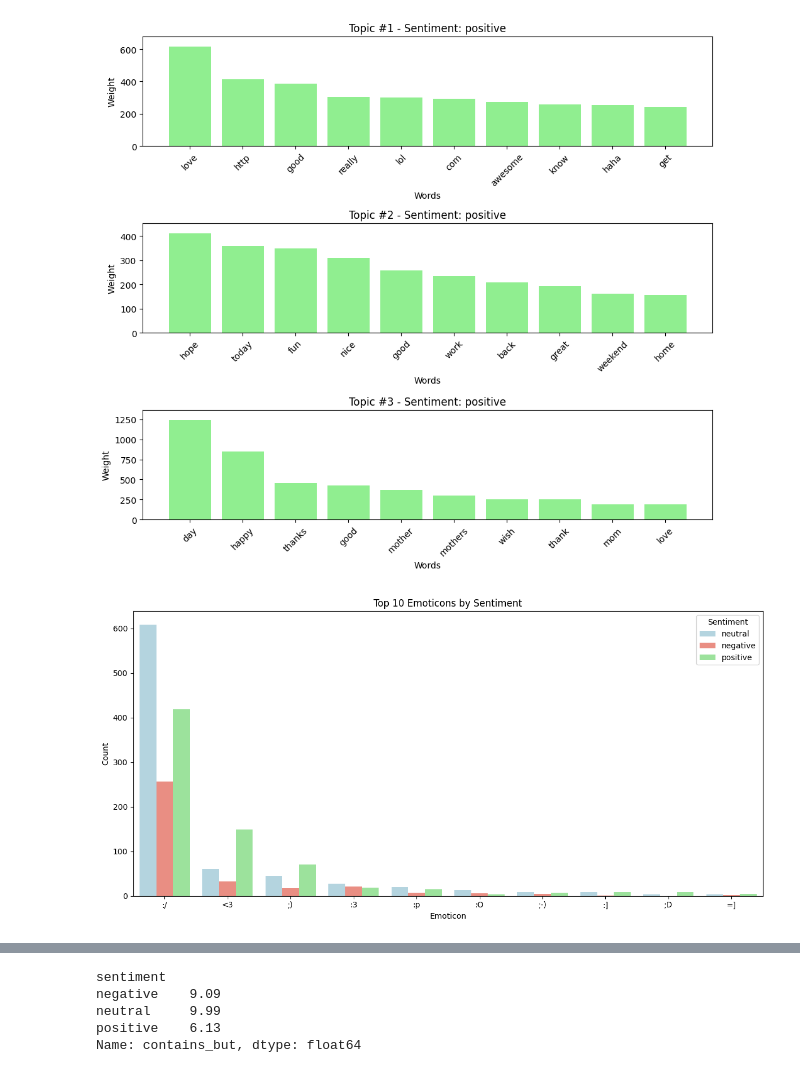
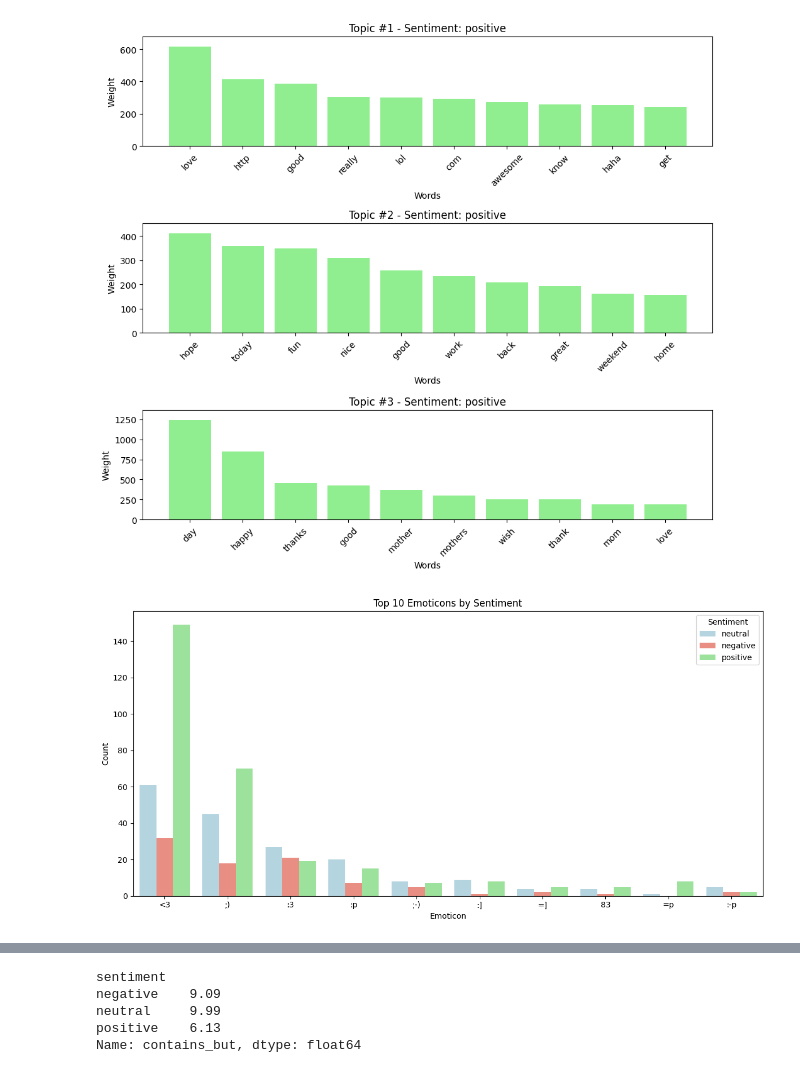
Before and after one commit to DesjardinsRepos/NLP_2025, a Jupyter notebook: 1-insights.ipynb, the cells around one changed output, grey strips where cells are left out. Drawn from its saved outputs; the diff is of its cells as text; code cells hidden in the pictures.

```diff
--- a/1-insights.ipynb
+++ b/1-insights.ipynb
@@ -487,7 +487,7 @@ import seaborn as sns
 emoticon_pattern = re.compile(r'''
     ([:;=8]         # Eyes
     [-^]?           # Optional nose
-    [)D\]pP\(\[/\\OpO3]   # Mouth
+    [)D\]pP(\[\\OpO3]   # Mouth
     )|
     (<3)|           # Heart
     (:'\()|         # Crying face
@@ -504,34 +504,34 @@ for sentiment in df["sentiment"].unique():
     counts = Counter(emoticons_flat)
     sentiment_emoticon_counts[sentiment] = counts
 
 # Aggregate counts across sentiments to find overall top 10 emoticons
 total_counts = Counter()
 for counts in sentiment_emoticon_counts.values():
     total_counts.update(counts)
 
 top_10_emoticons = [em for em, _ in total_counts.most_common(10)]
 
 plot_data = []
 for sentiment, counts in sentiment_emoticon_counts.items():
     for emoticon in top_10_emoticons:
         plot_data.append({
             "Sentiment": sentiment,
             "Emoticon": emoticon,
             "Count": counts.get(emoticon, 0)
         })
 
 df_plot = pd.DataFrame(plot_data)
 
 plt.figure(figsize=(12, 6))
 sns.barplot(data=df_plot, x="Emoticon", y="Count", hue="Sentiment", palette=custom_colors)
 plt.title("Top 10 Emoticons by Sentiment")
 plt.ylabel("Count")
 plt.xlabel("Emoticon")
 plt.legend(title="Sentiment")
 plt.tight_layout()
 plt.show()
 # %% [output]
-[figure, old version]
+[figure, new version]
 # %%
 overall_counts = {sentiment: sum(counts.values()) for sentiment, counts in sentiment_emoticon_counts.items()}
 
```
Also changed, not shown: parts of 2 cells of this notebook.
